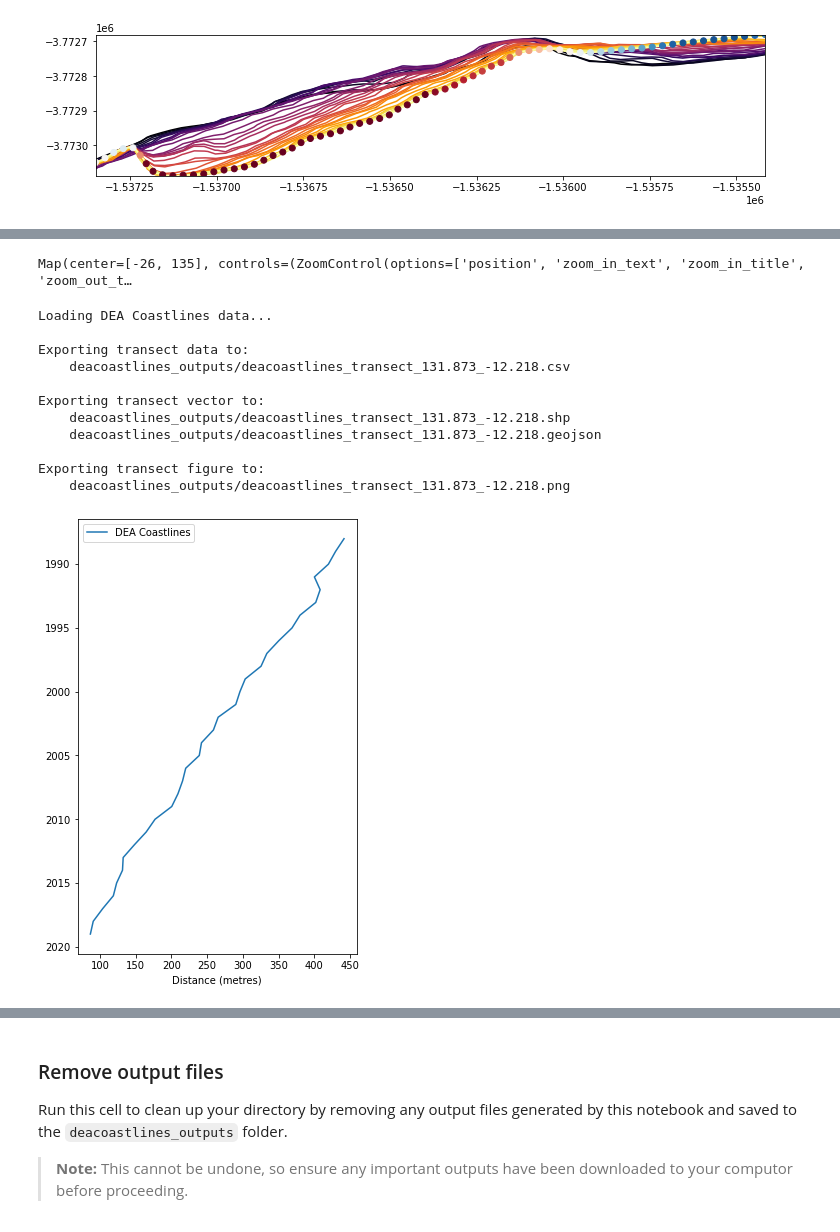
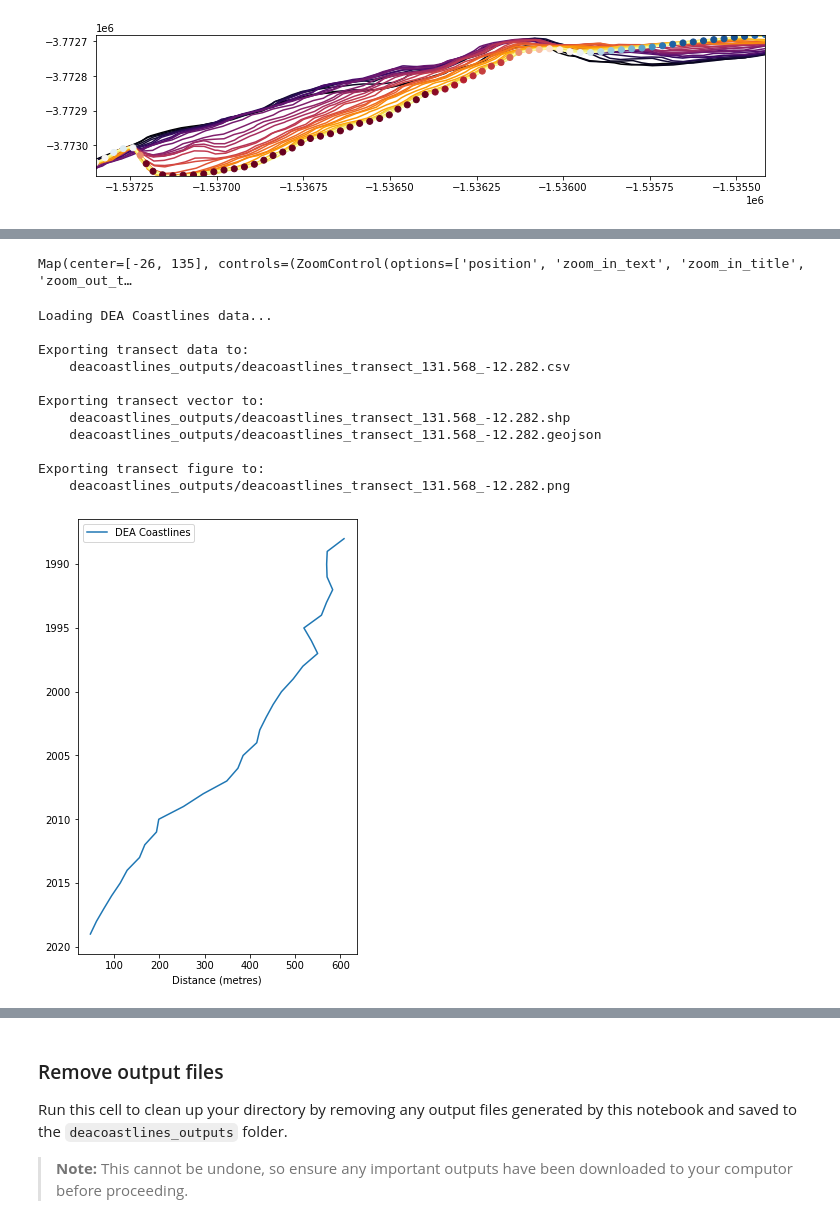
Before and after one commit to GeoscienceAustralia/dea-coastlines, a Jupyter notebook: DEACoastlines_tools.ipynb, the cells around one changed output, grey strips where cells are left out. Drawn from its saved outputs; the diff is of its cells as text; code cells hidden in the pictures.

```diff
--- a/DEACoastlines_tools.ipynb
+++ b/DEACoastlines_tools.ipynb
@@ -825,22 +857,22 @@ To use the tool:
 # %%
-df = deacl_transect(transect_mode='distance',
-                    export_csv=True,
-                    export_transect=True,
-                    export_figure=True)
+df = deacoastlines_transect(transect_mode='distance',
+                            export_transect_data=True,
+                            export_transect=True,
+                            export_figure=True)
 # %% [output]
 Map(center=[-26, 135], controls=(ZoomControl(options=['position', 'zoom_in_text', 'zoom_in_title', 'zoom_out_t…
 Loading DEA Coastlines data...
 
 Exporting transect data to:
-    deacoastlines_outputs/deacoastlines_transect_131.873_-12.218.csv
+    deacoastlines_outputs/deacoastlines_transect_131.568_-12.282.csv
 
 Exporting transect vector to:
-    deacoastlines_outputs/deacoastlines_transect_131.873_-12.218.shp
-    deacoastlines_outputs/deacoastlines_transect_131.873_-12.218.geojson
+    deacoastlines_outputs/deacoastlines_transect_131.568_-12.282.shp
+    deacoastlines_outputs/deacoastlines_transect_131.568_-12.282.geojson
 
 Exporting transect figure to:
-    deacoastlines_outputs/deacoastlines_transect_131.873_-12.218.png
+    deacoastlines_outputs/deacoastlines_transect_131.568_-12.282.png
-[figure, old version]
+[figure, new version]
 # %% [markdown]
 ### Statistics point histogram analysis
 This tool allows you to draw a polygon or rectangle around DEA Coastlines rates of change statistics points, and get back a histogram showing the distribution of growing or retreating points.
```
Also changed, not shown: parts of 4 cells of this notebook.
